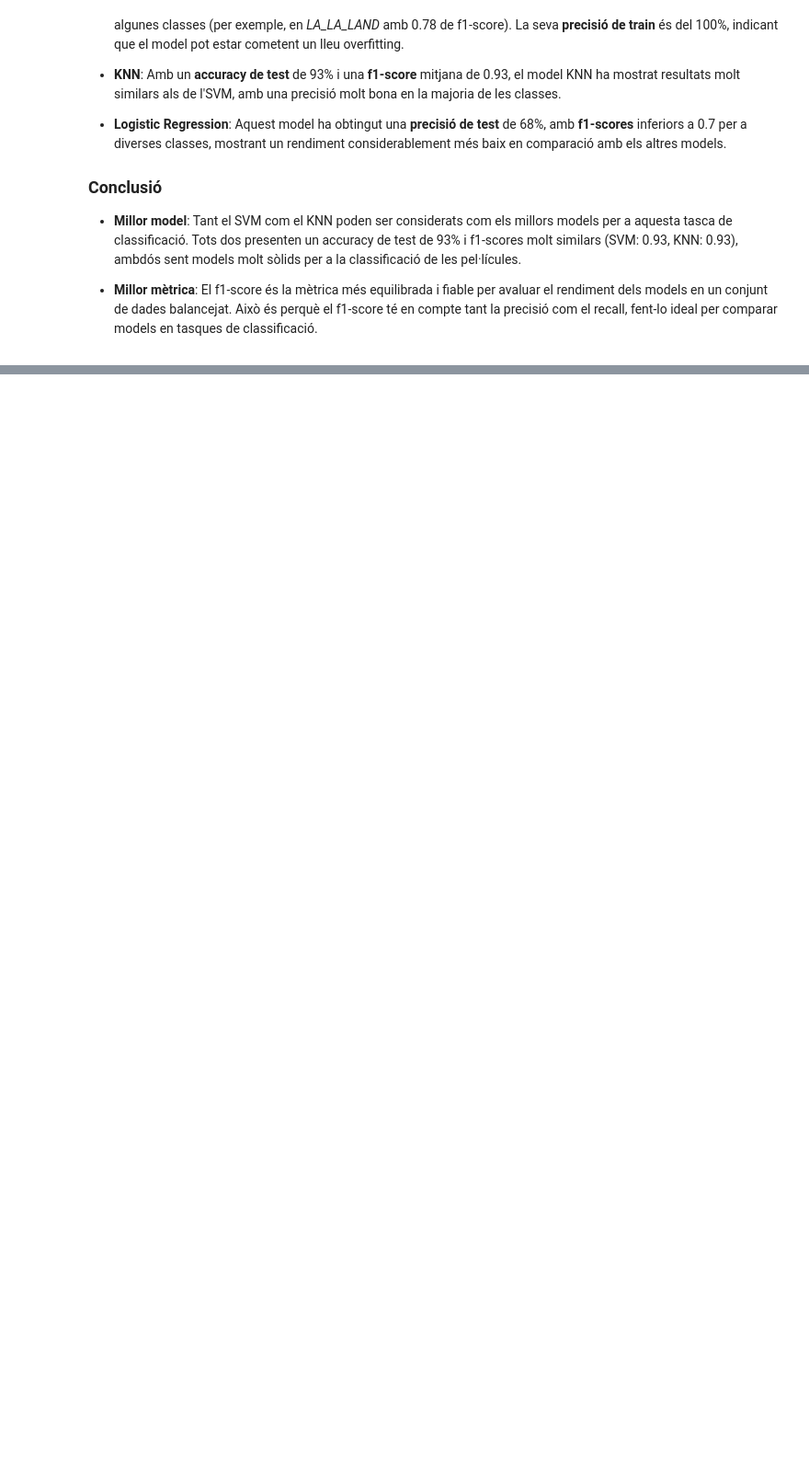
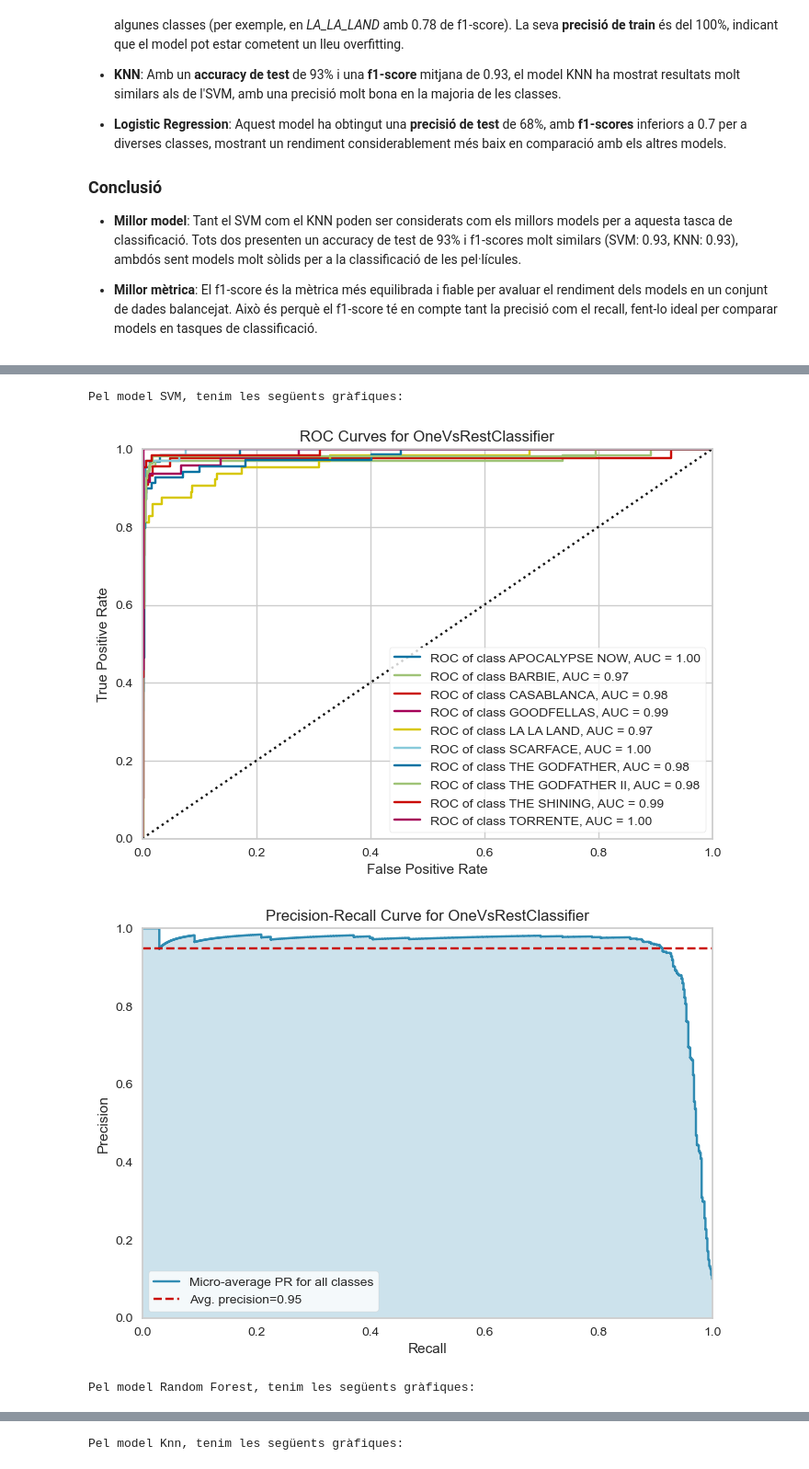
Before and after one commit to DAVIDARAUJOOOOO/FRAME-PREDICTION, a Jupyter notebook: Kaggle.ipynb, the cells around one changed output, grey strips where cells are left out. Shown at 92% size. Cells and saved outputs as stored; diff of their text form; code cells hidden in the pictures; blank space fills up the shorter version.

```diff
--- a/Kaggle.ipynb
+++ b/Kaggle.ipynb
@@ -966,0 +1045,14 @@ En aquest experiment, hem avaluat quatre models diferents per a la classificaci
+# %%
+for nombre,modelo in modelos.items():
+
+    model_ova=OneVsRestClassifier(modelo)
+    model_ova.fit(X_train,y_train)
+    y_pred=model_ova.predict(X_test)
+    precision_micro = precision_score(y_test, y_pred, average='micro')
+    recall_micro = recall_score(y_test, y_pred, average='micro')
+    f1_micro = f1_score(y_test, y_pred, average='micro')
+
+    print(f"Precision del model {nombre}: {precision_micro}")
+    print(f"Recall del model {nombre}: {recall_micro}")
+    print(f"F1-score del model {nombre}: {f1_micro}")
+    print("\n")
@@ -966,0 +1068,19 @@ En aquest experiment, hem avaluat quatre models diferents per a la classificaci
+# %%
+
+for nombre,modelo in modelos.items():
+    print(f"Pel model {nombre}, tenim les següents gràfiques:")
+    model_ova=OneVsRestClassifier(modelo)
+    visualizer_roc_ova = ROCAUC(model_ova, classes=classes, micro=False, macro=False)
+    visualizer_roc_ova.fit(X_train, y_train)
+    visualizer_roc_ova.score(X_test, y_test)
+    visualizer_roc_ova.show()
+
+    visualizer_pr_ova = PrecisionRecallCurve(model_ova, classes=labels)
+    visualizer_pr_ova.fit(X_train, y_train)
+    visualizer_pr_ova.score(X_test, y_test)
+    visualizer_pr_ova.show()
+# %% [output]
+Pel model SVM, tenim les següents gràfiques:
+[figure, added]
+[figure, added]
+Pel model Random Forest, tenim les següents gràfiques:
@@ -966,0 +1089 @@ En aquest experiment, hem avaluat quatre models diferents per a la classificaci
+Pel model Knn, tenim les següents gràfiques:
```
Also changed, not shown: parts of 15 cells of this notebook.
